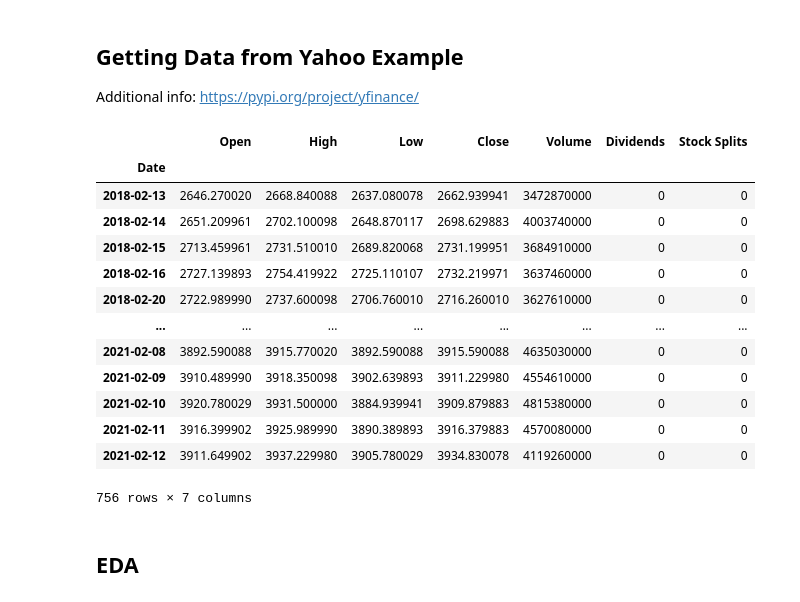
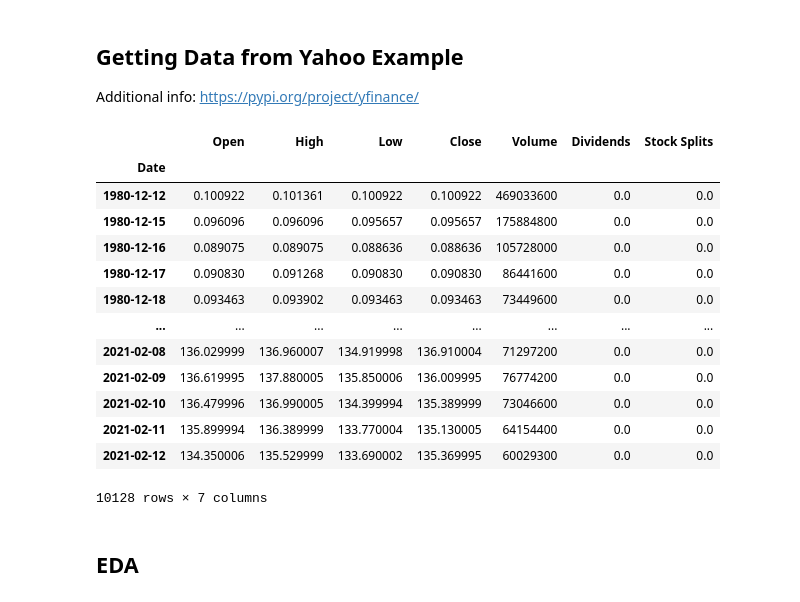
Before and after one commit to evelynyou/capstone_indicators, a Jupyter notebook: productionize.ipynb, the cells around one changed output. Cells and saved outputs as stored; diff of their text form; code cells hidden in the pictures.

```diff
--- a/playground_EY.ipynb
+++ b/productionize.ipynb
@@ -27,32 +24,33 @@ Additional info: https://pypi.org/project/yfinance/
 # valid periods: 1d,5d,1mo,3mo,6mo,1y,2y,3y,5y,10y,ytd,max
 # can also use specify: data = yf.download("SPY AAPL", start="2017-01-01", end="2017-04-30")
 # S&P500 index: ^GSPC
-stock = yf.Ticker("^GSPC")
+stock = yf.Ticker("AAPL")
 
 # one way to get data for period of interest
 df = stock.history(period="3y")
-df
 
 # Other potential fields of interest
 # stock.info
 # stock.major_holders
 # stock.recommendations
 # stock.options
-# %% [output]
-|  | Open | High | Low | Close | Volume | Dividends | Stock Splits |
-| Date |  |  |  |  |  |  |  |
-| 2018-02-13 | 2646.270020 | 2668.840088 | 2637.080078 | 2662.939941 | 3472870000 | 0 | 0 |
-| 2018-02-14 | 2651.209961 | 2702.100098 | 2648.870117 | 2698.629883 | 4003740000 | 0 | 0 |
-| 2018-02-15 | 2713.459961 | 2731.510010 | 2689.820068 | 2731.199951 | 3684910000 | 0 | 0 |
-| 2018-02-16 | 2727.139893 | 2754.419922 | 2725.110107 | 2732.219971 | 3637460000 | 0 | 0 |
-| 2018-02-20 | 2722.989990 | 2737.600098 | 2706.760010 | 2716.260010 | 3627610000 | 0 | 0 |
-| ... | ... | ... | ... | ... | ... | ... | ... |
-| 2021-02-08 | 3892.590088 | 3915.770020 | 3892.590088 | 3915.590088 | 4635030000 | 0 | 0 |
-| 2021-02-09 | 3910.489990 | 3918.350098 | 3902.639893 | 3911.229980 | 4554610000 | 0 | 0 |
-| 2021-02-10 | 3920.780029 | 3931.500000 | 3884.939941 | 3909.879883 | 4815380000 | 0 | 0 |
-| 2021-02-11 | 3916.399902 | 3925.989990 | 3890.389893 | 3916.379883 | 4570080000 | 0 | 0 |
-| 2021-02-12 | 3911.649902 | 3937.229980 | 3905.780029 | 3934.830078 | 4119260000 | 0 | 0 |
-756 rows × 7 columns
+# %%
+stock.history(period="max")
+# %% [output]
+|  | Open | High | Low | Close | Volume | Dividends | Stock Splits |
+| Date |  |  |  |  |  |  |  |
+| 1980-12-12 | 0.100922 | 0.101361 | 0.100922 | 0.100922 | 469033600 | 0.0 | 0.0 |
+| 1980-12-15 | 0.096096 | 0.096096 | 0.095657 | 0.095657 | 175884800 | 0.0 | 0.0 |
+| 1980-12-16 | 0.089075 | 0.089075 | 0.088636 | 0.088636 | 105728000 | 0.0 | 0.0 |
+| 1980-12-17 | 0.090830 | 0.091268 | 0.090830 | 0.090830 | 86441600 | 0.0 | 0.0 |
+| 1980-12-18 | 0.093463 | 0.093902 | 0.093463 | 0.093463 | 73449600 | 0.0 | 0.0 |
+| ... | ... | ... | ... | ... | ... | ... | ... |
+| 2021-02-08 | 136.029999 | 136.960007 | 134.919998 | 136.910004 | 71297200 | 0.0 | 0.0 |
+| 2021-02-09 | 136.619995 | 137.880005 | 135.850006 | 136.009995 | 76774200 | 0.0 | 0.0 |
+| 2021-02-10 | 136.479996 | 136.990005 | 134.399994 | 135.389999 | 73046600 | 0.0 | 0.0 |
+| 2021-02-11 | 135.899994 | 136.389999 | 133.770004 | 135.130005 | 64154400 | 0.0 | 0.0 |
+| 2021-02-12 | 134.350006 | 135.529999 | 133.690002 | 135.369995 | 60029300 | 0.0 | 0.0 |
+10128 rows × 7 columns
 # %% [markdown]
 ## EDA
 # %%
```
Also changed, not shown: parts of 8 cells of this notebook, 8 other files.
